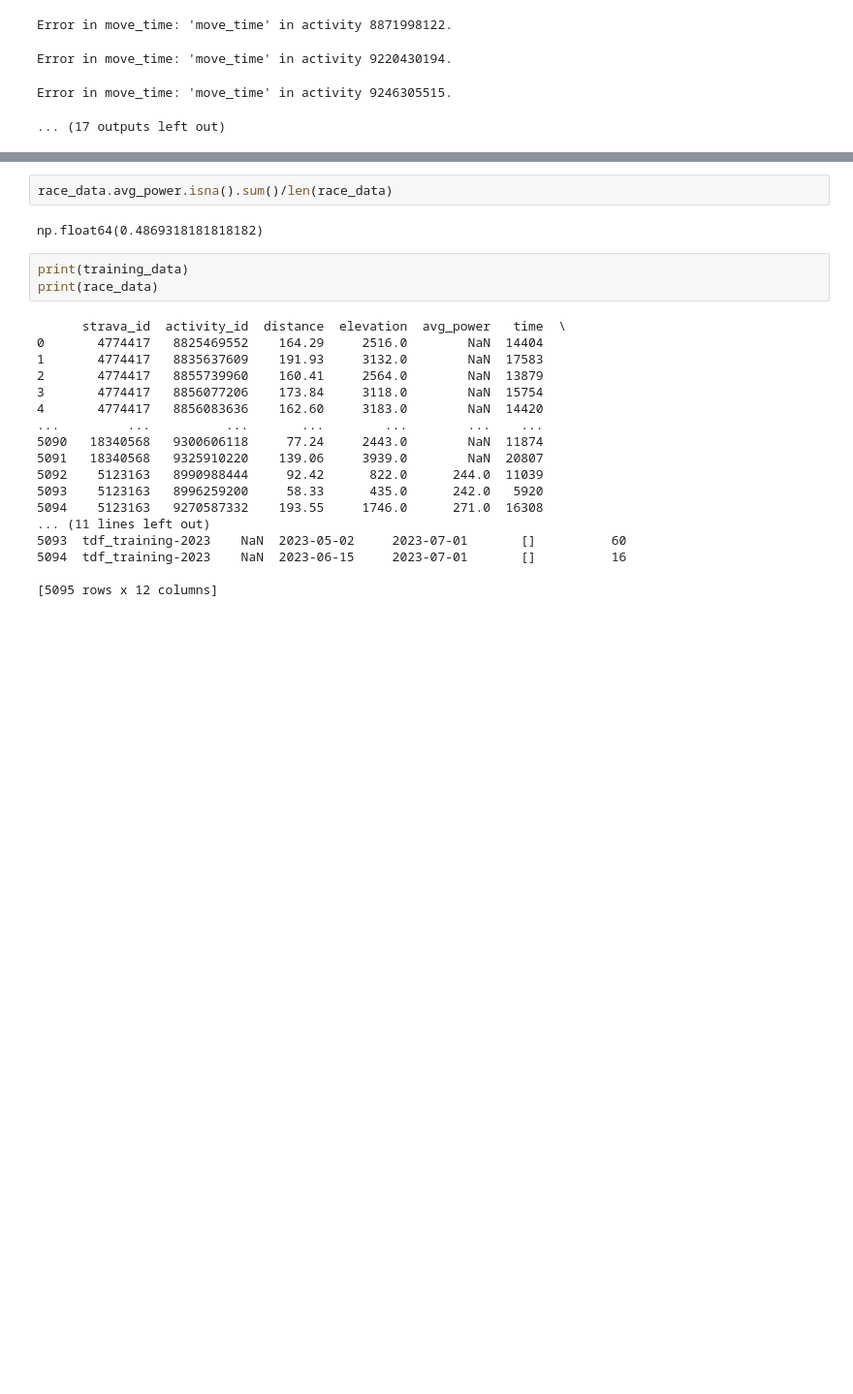
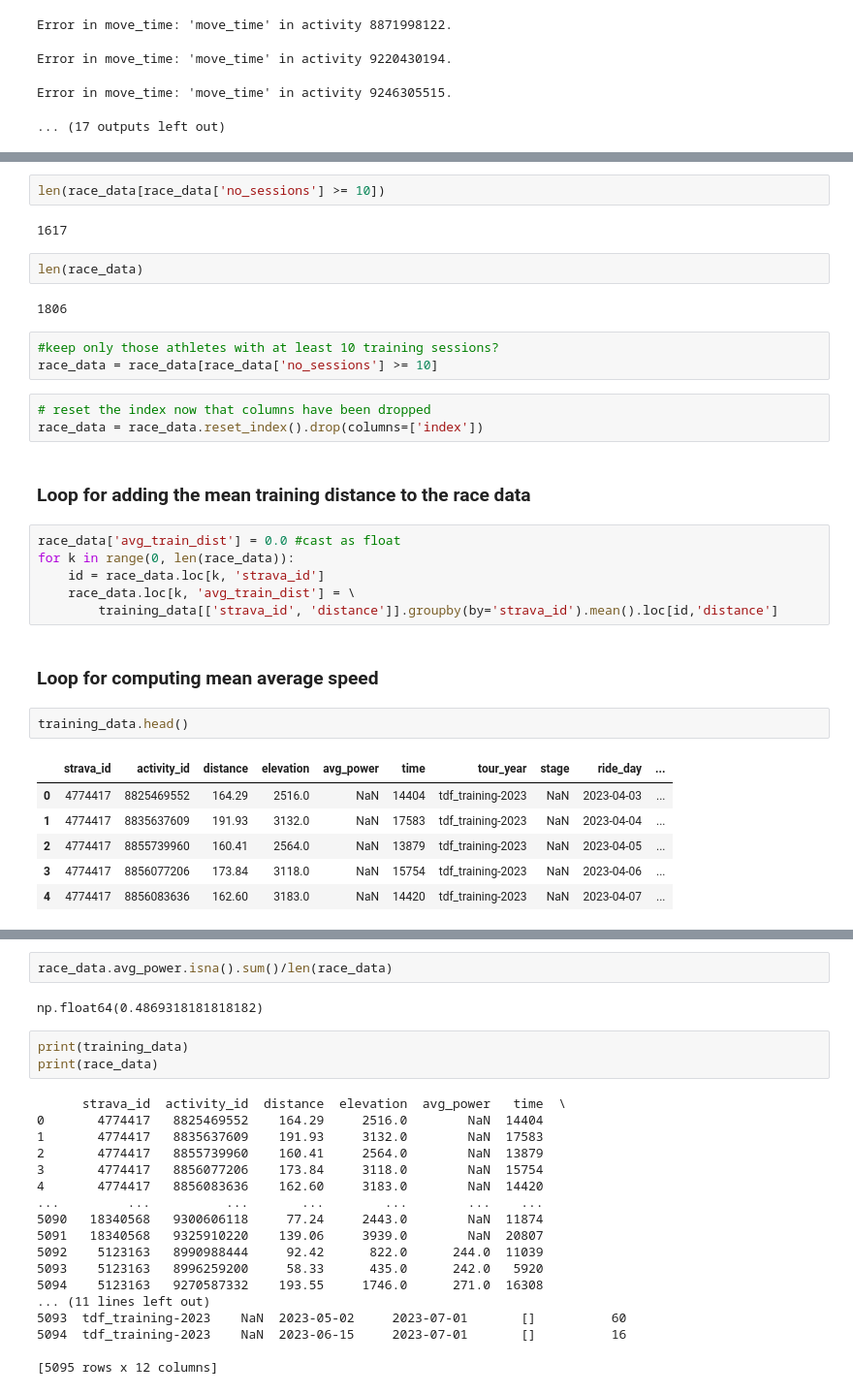
Before and after one commit to heineborell/grand_tours, a Jupyter notebook: neal_notebooks/predict_winner_data_prep.ipynb, the cells around one changed output, grey strips where cells are left out. Shown at 97% size. Saved outputs shown, nothing was run; the diff lists cells and outputs as text; blank space fills up the shorter version.

```diff
--- a/neal_notebooks/predict_winner_data_prep.ipynb
+++ b/neal_notebooks/predict_winner_data_prep.ipynb
@@ -122,0 +159,33 @@ Error in move_time: 'move_time' in activity 11871368494.
+# %%
+len(race_data[race_data['no_sessions'] >= 10])
+# %% [output]
+1617
+# %%
+len(race_data)
+# %% [output]
+1806
+# %%
+#keep only those athletes with at least 10 training sessions?
+race_data = race_data[race_data['no_sessions'] >= 10]
+# %%
+# reset the index now that columns have been dropped
+race_data = race_data.reset_index().drop(columns=['index'])
+# %% [markdown]
+### Loop for adding the mean training distance to the race data
+# %%
+race_data['avg_train_dist'] = 0.0 #cast as float
+for k in range(0, len(race_data)):
+    id = race_data.loc[k, 'strava_id']
+    race_data.loc[k, 'avg_train_dist'] = \
+        training_data[['strava_id', 'distance']].groupby(by='strava_id').mean().loc[id,'distance']
+# %% [markdown]
+### Loop for computing mean average speed
+# %%
+training_data.head()
+# %% [output]
+|  | strava_id | activity_id | distance | elevation | avg_power | time | tour_year | stage | ride_day | ... |
+| 0 | 4774417 | 8825469552 | 164.29 | 2516.0 | NaN | 14404 | tdf_training-2023 | NaN | 2023-04-03 | ... |
+| 1 | 4774417 | 8835637609 | 191.93 | 3132.0 | NaN | 17583 | tdf_training-2023 | NaN | 2023-04-04 | ... |
+| 2 | 4774417 | 8855739960 | 160.41 | 2564.0 | NaN | 13879 | tdf_training-2023 | NaN | 2023-04-05 | ... |
+| 3 | 4774417 | 8856077206 | 173.84 | 3118.0 | NaN | 15754 | tdf_training-2023 | NaN | 2023-04-06 | ... |
+| 4 | 4774417 | 8856083636 | 162.60 | 3183.0 | NaN | 14420 | tdf_training-2023 | NaN | 2023-04-07 | ... |
```
Also changed, not shown: parts of 17 cells of this notebook.
